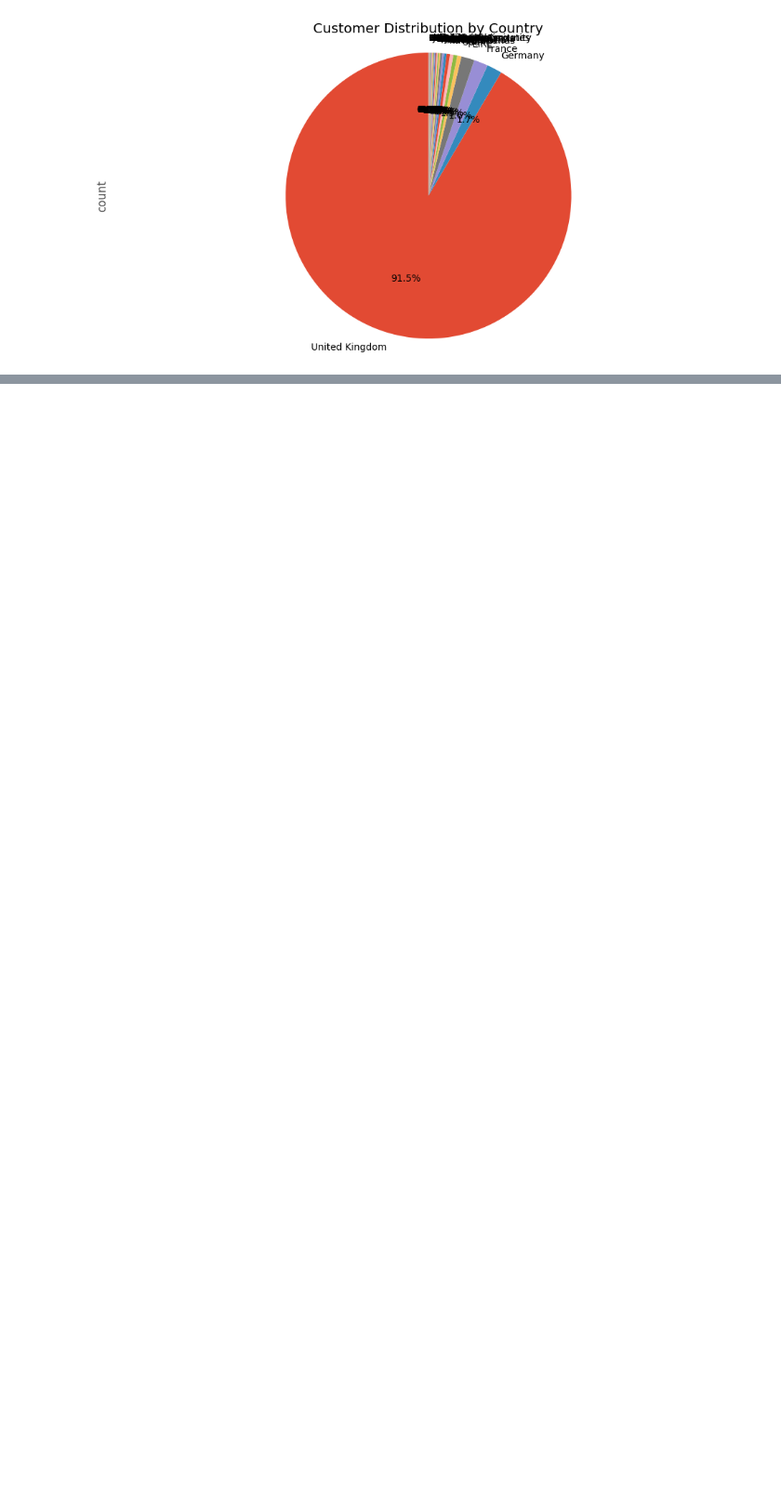
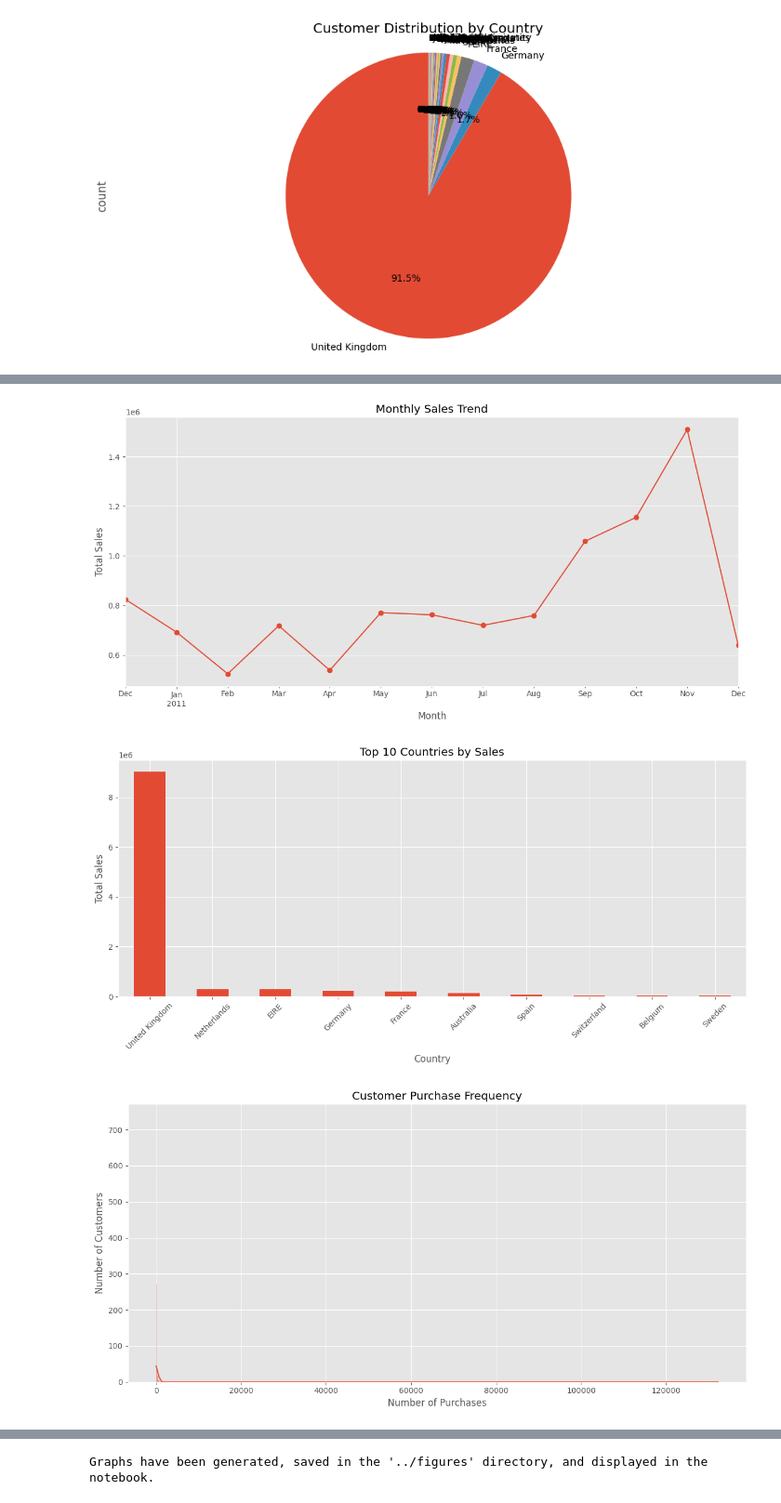
Before and after one commit to bvhadra/Online-Retail-Analysis, a Jupyter notebook: jupyter_notebooks/01_data_extraction_cleaning.ipynb, the cells around one changed output, grey strips where cells are left out. Shown at 93% size. Saved outputs shown, nothing was run; the diff lists cells and outputs as text; code cells hidden in the pictures; blank space fills up the shorter version.

Commit message:
Additional graphs and visualizations for various insightsinto the data

```diff
--- a/jupyter_notebooks/01_data_extraction_cleaning.ipynb
+++ b/jupyter_notebooks/01_data_extraction_cleaning.ipynb
@@ -381,0 +451,71 @@ Error setting style: 'seaborn' is not a valid package style, path of style file,
+# %%
+import pandas as pd
+import matplotlib.pyplot as plt
+import seaborn as sns
+import os
+
+# Load the cleaned dataset
+df = pd.read_csv('../data/cleaned_online_retail.csv', dtype={'InvoiceNo': str}, low_memory=False)
+
+# Ensure the figures directory exists
+os.makedirs('../figures', exist_ok=True)
+
+# 1. Monthly Sales Trend
+plt.figure(figsize=(12, 6))
+df['Month'] = pd.to_datetime(df['InvoiceDate']).dt.to_period('M')
+monthly_sales = df.groupby('Month')['TotalTransactionValue'].sum()
+monthly_sales.plot(kind='line', marker='o')
+plt.title('Monthly Sales Trend')
+plt.xlabel('Month')
+plt.ylabel('Total Sales')
+plt.tight_layout()
+plt.savefig('../figures/monthly_sales_trend.png')
+plt.show()
+
+# 2. Top 10 Countries by Sales
+top_countries = df.groupby('Country')['TotalTransactionValue'].sum().nlargest(10)
+plt.figure(figsize=(12, 6))
+top_countries.plot(kind='bar')
+plt.title('Top 10 Countries by Sales')
+plt.xlabel('Country')
+plt.ylabel('Total Sales')
+plt.xticks(rotation=45)
+plt.tight_layout()
+plt.savefig('../figures/top_10_countries.png')
+plt.show()
+
+# 3. Customer Purchase Frequency
+purchase_frequency = df.groupby('CustomerID').size()
+plt.figure(figsize=(12, 6))
+sns.histplot(purchase_frequency, kde=True)
+plt.title('Customer Purchase Frequency')
+plt.xlabel('Number of Purchases')
+plt.ylabel('Number of Customers')
+plt.tight_layout()
+plt.savefig('../figures/customer_purchase_frequency.png')
+plt.show()
+
+# 4. Product Price Distribution
+plt.figure(figsize=(12, 6))
+sns.boxplot(x='UnitPrice', data=df)
+plt.title('Product Price Distribution')
+plt.xlabel('Unit Price')
+plt.tight_layout()
+plt.savefig('../figures/product_price_distribution.png')
+plt.show()
+
+# 5. Correlation Heatmap
+numeric_columns = ['Quantity', 'UnitPrice', 'TotalTransactionValue']
+correlation = df[numeric_columns].corr()
+plt.figure(figsize=(10, 8))
+sns.heatmap(correlation, annot=True, cmap='coolwarm')
+plt.title('Correlation Heatmap')
+plt.tight_layout()
+plt.savefig('../figures/correlation_heatmap.png')
+plt.show()
+
+print("Graphs have been generated, saved in the '../figures' directory, and displayed in the notebook.")
+# %% [output]
+[figure, added]
+[figure, added]
+[figure, added]
@@ -381,0 +524 @@ Error setting style: 'seaborn' is not a valid package style, path of style file,
+Graphs have been generated, saved in the '../figures' directory, and displayed in the notebook.
```
Also changed, not shown: parts of 2 cells of this notebook, 5 other files.
